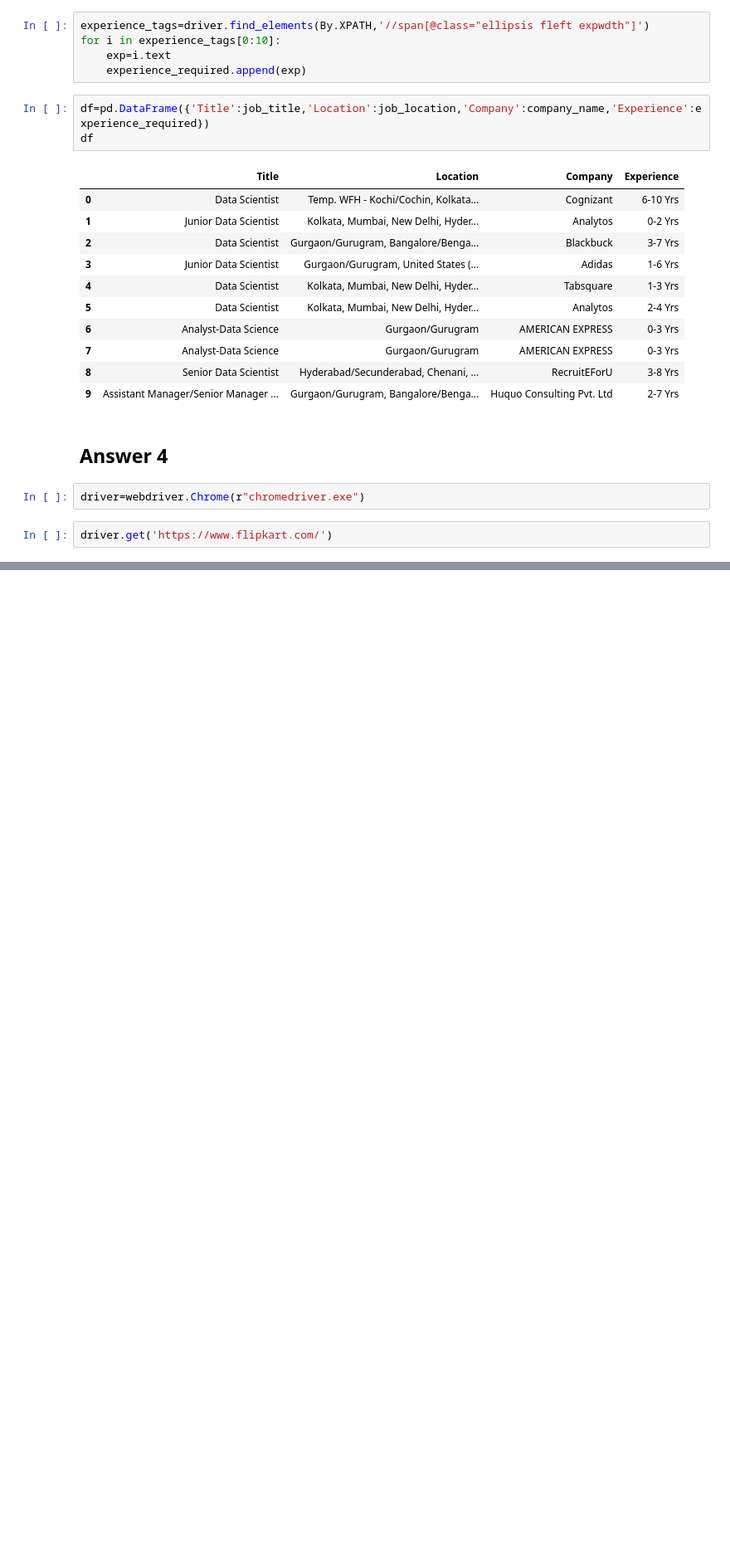
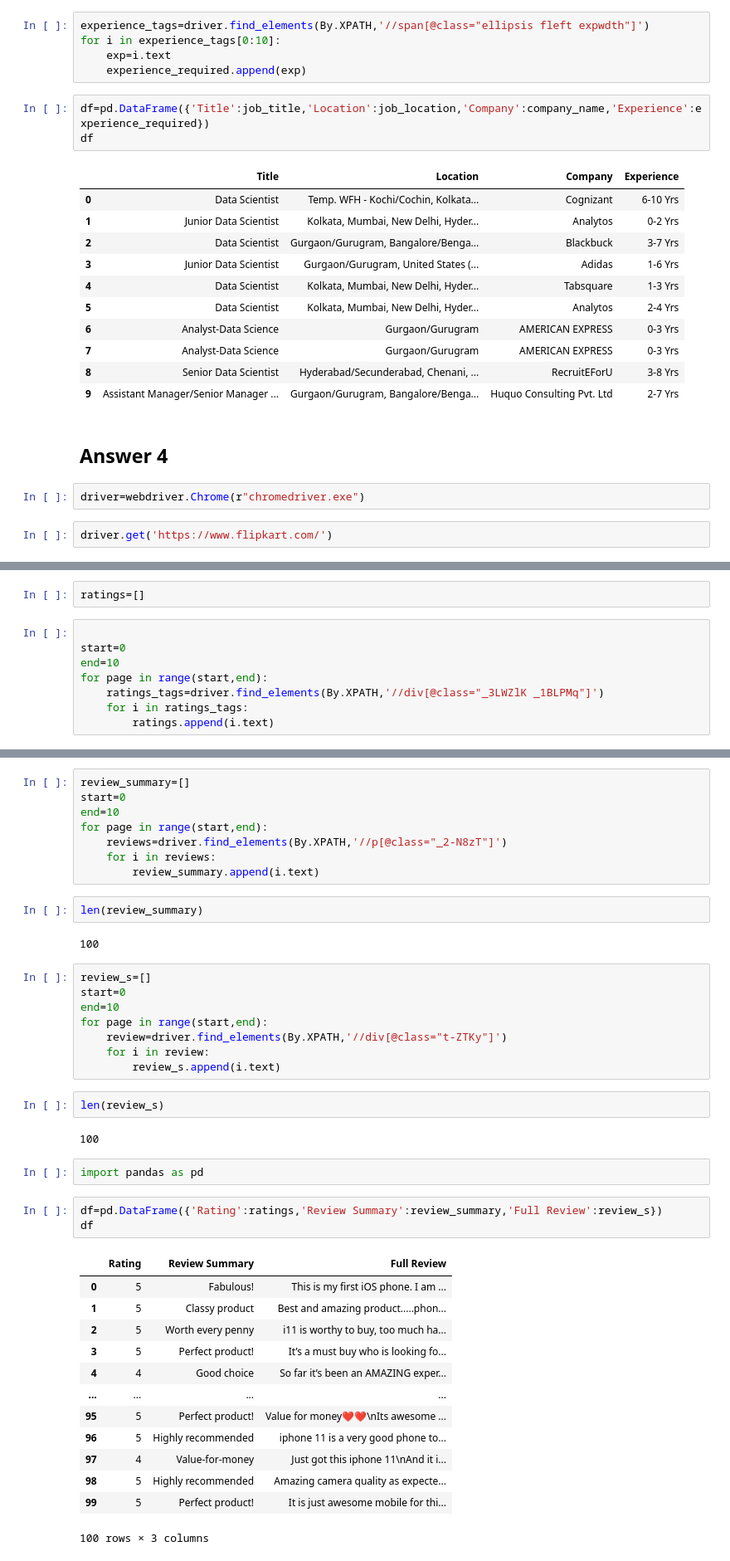
Before and after one commit to rzt1995/test, a Jupyter notebook: ASSIGNMENT__2.ipynb, the cells around one changed output, grey strips where cells are left out. Shown: that part at 83% size. Cells and saved outputs as stored; diff of their text form; blank space fills up the shorter version.

```diff
--- a/ASSIGNMENT__2.ipynb
+++ b/ASSIGNMENT__2.ipynb
@@ -234,0 +272,10 @@ len(brand)
+# %%
+ratings=[]
+# %%
+
+start=0
+end=10
+for page in range(start,end):
+    ratings_tags=driver.find_elements(By.XPATH,'//div[@class="_3LWZlK _1BLPMq"]')
+    for i in ratings_tags:
+        ratings.append(i.text)
@@ -234,0 +286,43 @@ len(brand)
+# %%
+review_summary=[]
+start=0
+end=10
+for page in range(start,end):
+    reviews=driver.find_elements(By.XPATH,'//p[@class="_2-N8zT"]')
+    for i in reviews:
+        review_summary.append(i.text)
+# %%
+len(review_summary)
+# %% [output]
+100
+# %%
+review_s=[]
+start=0
+end=10
+for page in range(start,end):
+    review=driver.find_elements(By.XPATH,'//div[@class="t-ZTKy"]')
+    for i in review:
+        review_s.append(i.text)
+# %%
+len(review_s)
+# %% [output]
+100
+# %%
+import pandas as pd
+# %%
+df=pd.DataFrame({'Rating':ratings,'Review Summary':review_summary,'Full Review':review_s})
+df
+# %% [output]
+|  | Rating | Review Summary | Full Review |
+| 0 | 5 | Fabulous! | This is my first iOS phone. I am ... |
+| 1 | 5 | Classy product | Best and amazing product.....phon... |
+| 2 | 5 | Worth every penny | i11 is worthy to buy, too much ha... |
+| 3 | 5 | Perfect product! | It’s a must buy who is looking fo... |
+| 4 | 4 | Good choice | So far it’s been an AMAZING exper... |
+| ... | ... | ... | ... |
+| 95 | 5 | Perfect product! | Value for money❤️❤️\nIts awesome ... |
+| 96 | 5 | Highly recommended | iphone 11 is a very good phone to... |
+| 97 | 4 | Value-for-money | Just got this iphone 11\nAnd it i... |
+| 98 | 5 | Highly recommended | Amazing camera quality as expecte... |
+| 99 | 5 | Perfect product! | It is just awesome mobile for thi... |
+100 rows × 3 columns
```
Also changed, not shown: parts of 34 cells of this notebook.
